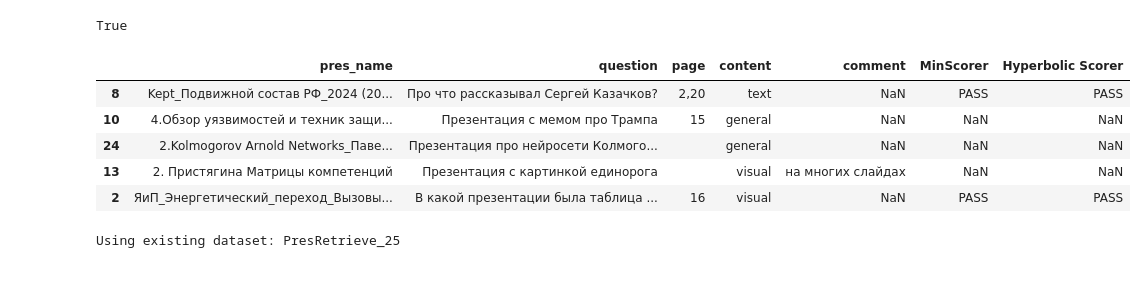
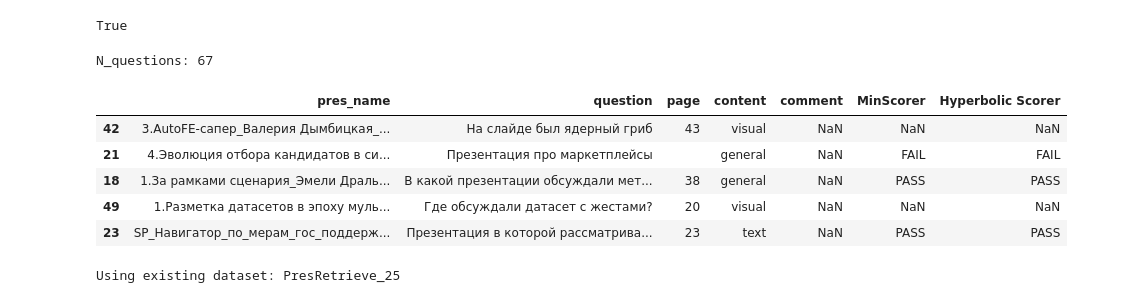
Before and after one commit to tambovtsev-io/presentation-search, a Jupyter notebook: notebooks/evaluation/eval_langsmith.ipynb, the cells around one changed output. Cells and saved outputs as stored; diff of their text form; code cells hidden in the pictures.

```diff
--- a/notebooks/evaluation/eval_langsmith.ipynb
+++ b/notebooks/evaluation/eval_langsmith.ipynb
@@ -26,31 +26,33 @@ os.environ["LANGCHAIN_PROJECT"] = "default"
 # %%
 from src.rag.score import (
     ExponentialScorer, HyperbolicScorer, MinScorer,
     ExponentialWeightedScorer, HyperbolicWeightedScorer
 )
 from src.eval.evaluate import (
     page_found, page_match, presentation_found,
     presentation_match, create_llm_relevance_evaluator,
     n_pages, n_pres
 )
 
 
 # Initialize components
 embeddings = config.embedding_config.load_vsegpt()
-storage = ChromaSlideStore(collection_name="pres0", embedding_model=embeddings)
+storage = ChromaSlideStore(collection_name="pres1", embedding_model=embeddings)
 
 
 # Load questions if needed
 sheet_id = os.environ["BENCHMARK_SPREADSHEET_ID"]
-df_questions = RAGEvaluator.load_questions_from_sheet(sheet_id)
+df_questions = RAGEvaluatorLangsmith.load_questions_from_sheet(sheet_id)
+print("N_questions:", len(df_questions))
 df_questions.sample(5)
 # %% [output]
+N_questions: 67
 |  | pres_name | question | page | content | comment | MinScorer | Hyperbolic Scorer |
-| 8 | Kept_Подвижной состав РФ_2024 (20... | Про что рассказывал Сергей Казачков? | 2,20 | text | NaN | PASS | PASS |
-| 10 | 4.Обзор уязвимостей и техник защи... | Презентация с мемом про Трампа | 15 | general | NaN | NaN | NaN |
-| 24 | 2.Kolmogorov Arnold Networks_Паве... | Презентация про нейросети Колмого... |  | general | NaN | NaN | NaN |
-| 13 | 2. Пристягина Матрицы компетенций | Презентация с картинкой единорога |  | visual | на многих слайдах | NaN | NaN |
-| 2 | ЯиП_Энергетический_переход_Вызовы... | В какой презентации была таблица ... | 16 | visual | NaN | PASS | PASS |
+| 42 | 3.AutoFE-сапер_Валерия Дымбицкая_... | На слайде был ядерный гриб | 43 | visual | NaN | NaN | NaN |
+| 21 | 4.Эволюция отбора кандидатов в си... | Презентация про маркетплейсы |  | general | NaN | FAIL | FAIL |
+| 18 | 1.За рамками сценария_Эмели Драль... | В какой презентации обсуждали мет... | 38 | general | NaN | PASS | PASS |
+| 49 | 1.Разметка датасетов в эпоху муль... | Где обсуждали датасет с жестами? | 20 | visual | NaN | NaN | NaN |
+| 23 | SP_Навигатор_по_мерам_гос_поддерж... | Презентация в которой рассматрива... | 23 | text | NaN | PASS | PASS |
 # %%
 dataset_name = "PresRetrieve_25"
 df_eval = df_questions
```
Also changed, not shown: parts of 19 cells of this notebook, 5 other files.
